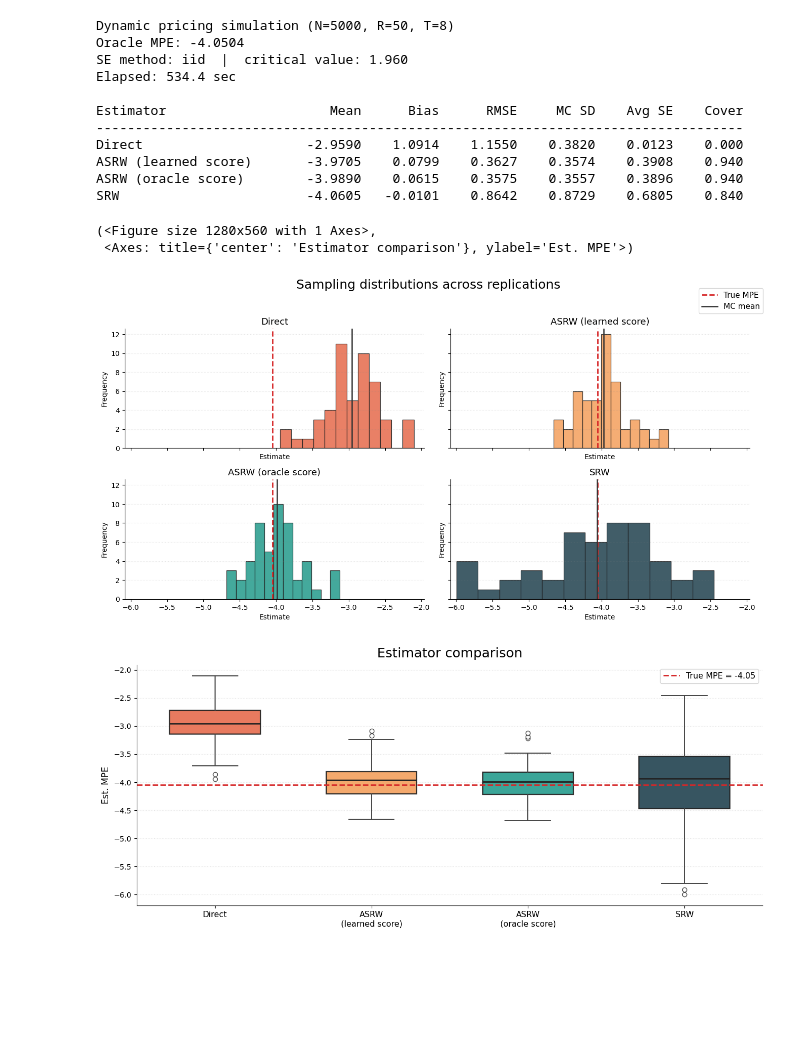
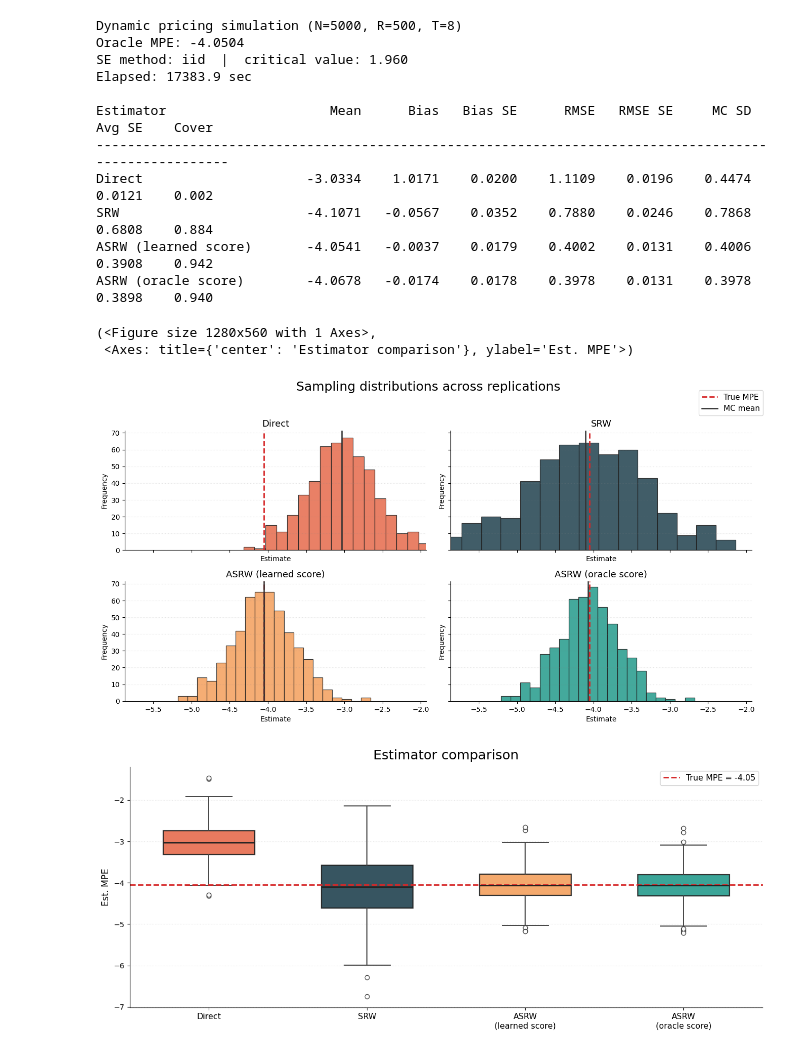
Before and after one commit to IanLai0924/dynamic_MPE, a Jupyter notebook: simulator.ipynb, the cells around one changed output. Cells and saved outputs as stored; diff of their text form; code cells hidden in the pictures; blank space fills up the shorter version.

Commit message:
Add files via upload
Updated codes for the experiment and simulator of dynamic MPE paper.

```diff
--- a/simulator.ipynb
+++ b/simulator.ipynb
@@ -1418,7 +1429,7 @@ dgp = PricingDGPConfig(T=8)
 learner = LearnerConfig()
 mc = MonteCarloConfig(
     N=5000,
-    R=50,
+    R=500,
     n_folds=5,
     n_jobs=-1,
     se_method="iid",
@@ -1434,15 +1445,15 @@ plot_estimator_boxplots(out)
-Dynamic pricing simulation (N=5000, R=50, T=8)
+Dynamic pricing simulation (N=5000, R=500, T=8)
 Oracle MPE: -4.0504
 SE method: iid  |  critical value: 1.960
-Elapsed: 534.4 sec
+Elapsed: 17383.9 sec
 
-Estimator                     Mean      Bias      RMSE     MC SD    Avg SE    Cover
------------------------------------------------------------------------------------
-Direct                     -2.9590    1.0914    1.1550    0.3820    0.0123    0.000
-ASRW (learned score)       -3.9705    0.0799    0.3627    0.3574    0.3908    0.940
-ASRW (oracle score)        -3.9890    0.0615    0.3575    0.3557    0.3896    0.940
-SRW                        -4.0605   -0.0101    0.8642    0.8729    0.6805    0.840
+Estimator                     Mean      Bias   Bias SE      RMSE   RMSE SE     MC SD    Avg SE    Cover
+-------------------------------------------------------------------------------------------------------
+Direct                     -3.0334    1.0171    0.0200    1.1109    0.0196    0.4474    0.0121    0.002
+SRW                        -4.1071   -0.0567    0.0352    0.7880    0.0246    0.7868    0.6808    0.884
+ASRW (learned score)       -4.0541   -0.0037    0.0179    0.4002    0.0131    0.4006    0.3908    0.942
+ASRW (oracle score)        -4.0678   -0.0174    0.0178    0.3978    0.0131    0.3978    0.3898    0.940
 (<Figure size 1280x560 with 1 Axes>,
  <Axes: title={'center': 'Estimator comparison'}, ylabel='Est. MPE'>)
-[figure, old version]
+[figure, new version]
-[figure, old version]
+[figure, new version]
```
Also changed, not shown: parts of 2 cells of this notebook, 4 other files.
